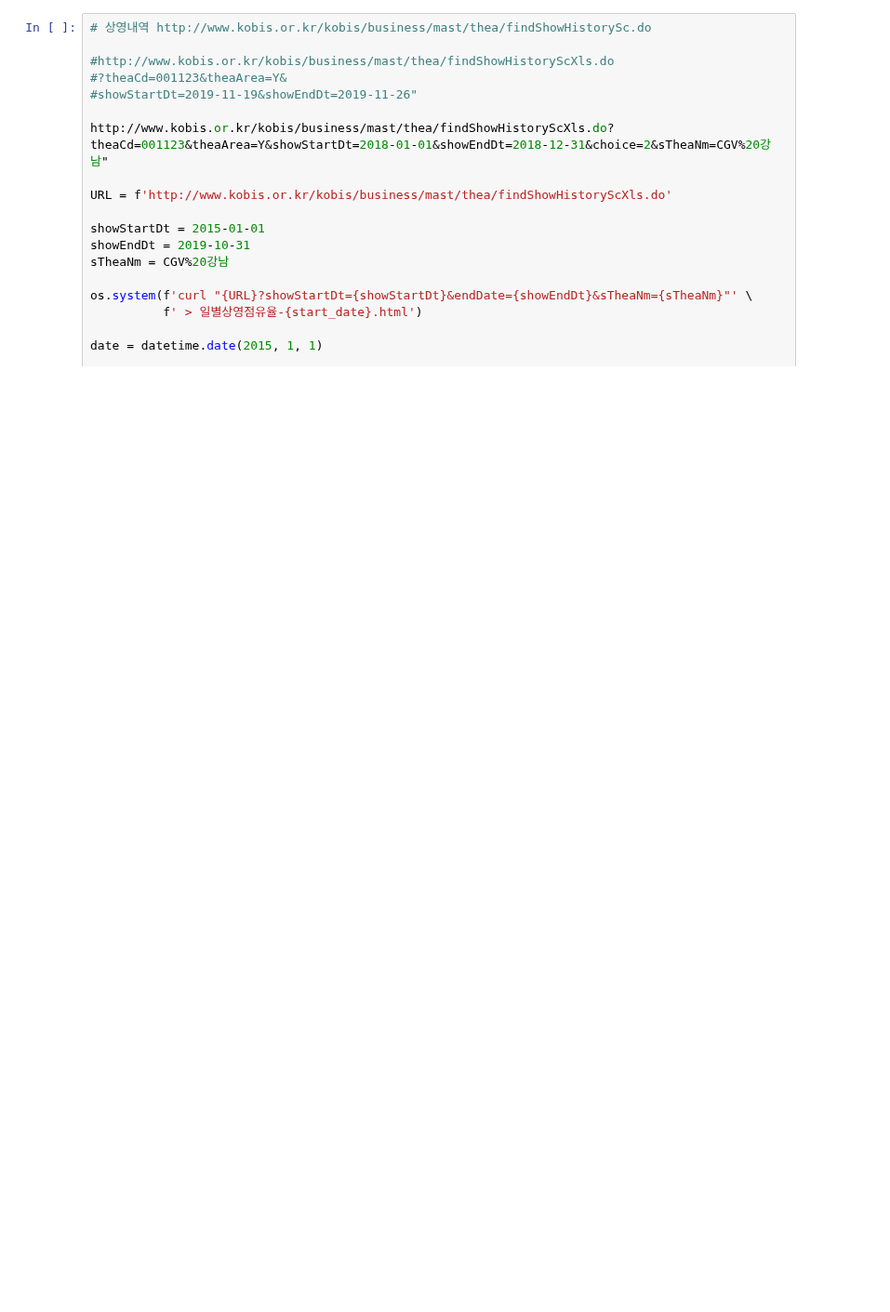
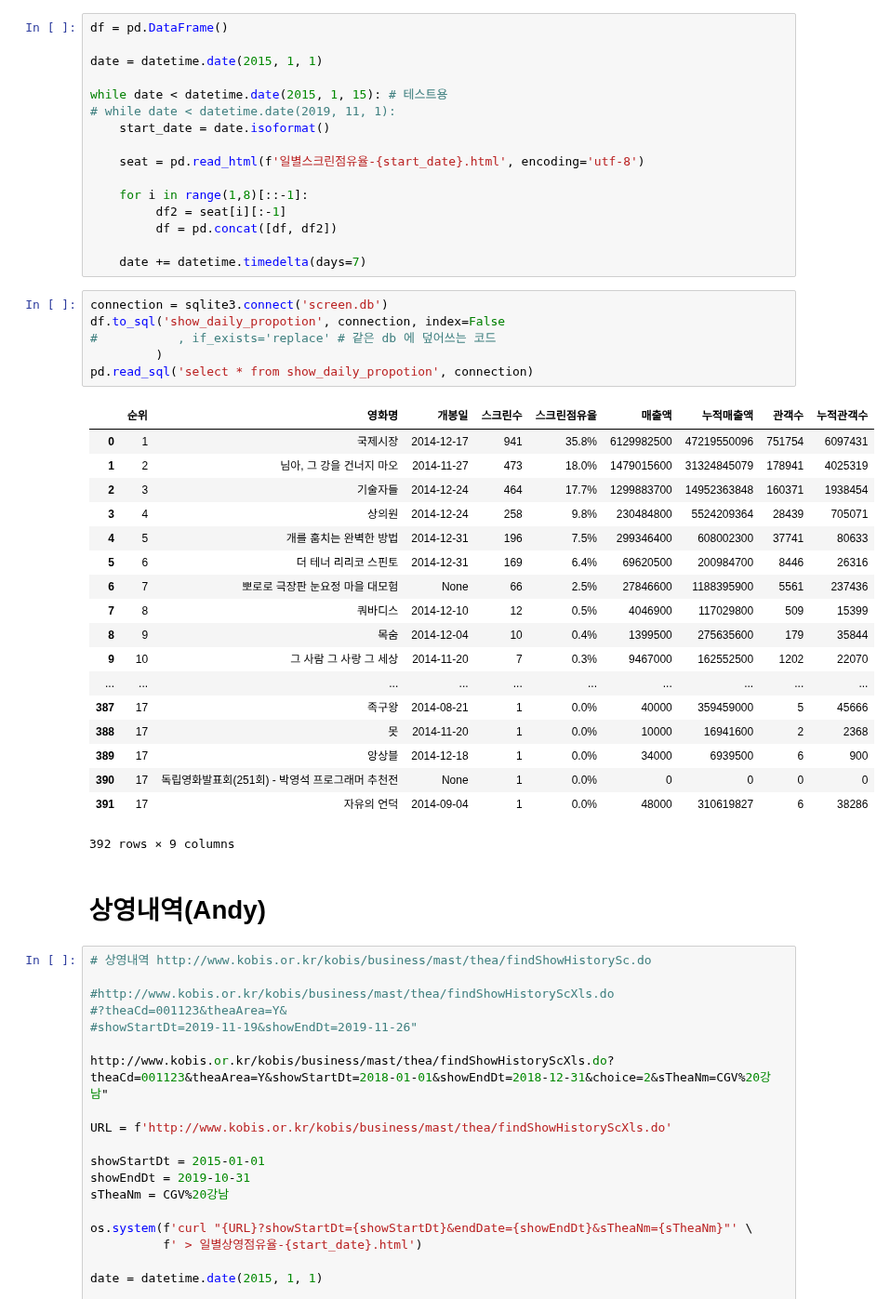
Before and after one commit to kim4pb/Female-led-Korean-Films, a Jupyter notebook: 01.Data_Collection/Crawling/crawling.ipynb, the cells around one changed output. Shown at 93% size. Cells and saved outputs as stored; diff of their text form; blank space fills up the shorter version.

```diff
--- a/01.Data_Collection/Crawling/crawling.ipynb
+++ b/01.Data_Collection/Crawling/crawling.ipynb
@@ -96,3 +134,46 @@ while date < datetime.date(2019, 11, 1):
+# %%
+df = pd.DataFrame()
+
+date = datetime.date(2015, 1, 1)
+
+while date < datetime.date(2015, 1, 15): # 테스트용
+# while date < datetime.date(2019, 11, 1):
+    start_date = date.isoformat()
+
+    seat = pd.read_html(f'일별스크린점유율-{start_date}.html', encoding='utf-8')
+
+    for i in range(1,8)[::-1]:
+         df2 = seat[i][:-1]
+         df = pd.concat([df, df2])
+
+    date += datetime.timedelta(days=7)
+# %%
+connection = sqlite3.connect('screen.db')
+df.to_sql('show_daily_propotion', connection, index=False
+#           , if_exists='replace' # 같은 db 에 덮어쓰는 코드
+         )
+pd.read_sql('select * from show_daily_propotion', connection)
+# %% [output]
+|  | 순위 | 영화명 | 개봉일 | 스크린수 | 스크린점유율 | 매출액 | 누적매출액 | 관객수 | 누적관객수 |
+| 0 | 1 | 국제시장 | 2014-12-17 | 941 | 35.8% | 6129982500 | 47219550096 | 751754 | 6097431 |
+| 1 | 2 | 님아, 그 강을 건너지 마오 | 2014-11-27 | 473 | 18.0% | 1479015600 | 31324845079 | 178941 | 4025319 |
+| 2 | 3 | 기술자들 | 2014-12-24 | 464 | 17.7% | 1299883700 | 14952363848 | 160371 | 1938454 |
+| 3 | 4 | 상의원 | 2014-12-24 | 258 | 9.8% | 230484800 | 5524209364 | 28439 | 705071 |
+| 4 | 5 | 개를 훔치는 완벽한 방법 | 2014-12-31 | 196 | 7.5% | 299346400 | 608002300 | 37741 | 80633 |
+| 5 | 6 | 더 테너 리리코 스핀토 | 2014-12-31 | 169 | 6.4% | 69620500 | 200984700 | 8446 | 26316 |
+| 6 | 7 | 뽀로로 극장판 눈요정 마을 대모험 | None | 66 | 2.5% | 27846600 | 1188395900 | 5561 | 237436 |
+| 7 | 8 | 쿼바디스 | 2014-12-10 | 12 | 0.5% | 4046900 | 117029800 | 509 | 15399 |
+| 8 | 9 | 목숨 | 2014-12-04 | 10 | 0.4% | 1399500 | 275635600 | 179 | 35844 |
+| 9 | 10 | 그 사람 그 사랑 그 세상 | 2014-11-20 | 7 | 0.3% | 9467000 | 162552500 | 1202 | 22070 |
+| ... | ... | ... | ... | ... | ... | ... | ... | ... | ... |
+| 387 | 17 | 족구왕 | 2014-08-21 | 1 | 0.0% | 40000 | 359459000 | 5 | 45666 |
+| 388 | 17 | 못 | 2014-11-20 | 1 | 0.0% | 10000 | 16941600 | 2 | 2368 |
+| 389 | 17 | 앙상블 | 2014-12-18 | 1 | 0.0% | 34000 | 6939500 | 6 | 900 |
+| 390 | 17 | 독립영화발표회(251회) - 박영석 프로그래머 추천전 | None | 1 | 0.0% | 0 | 0 | 0 | 0 |
+| 391 | 17 | 자유의 언덕 | 2014-09-04 | 1 | 0.0% | 48000 | 310619827 | 6 | 38286 |
+392 rows × 9 columns
+# %% [markdown]
+# 상영내역(Andy)
 # %%
 # 상영내역 http://www.kobis.or.kr/kobis/business/mast/thea/findShowHistorySc.do
 
```
Also changed, not shown: parts of 13 cells of this notebook.
